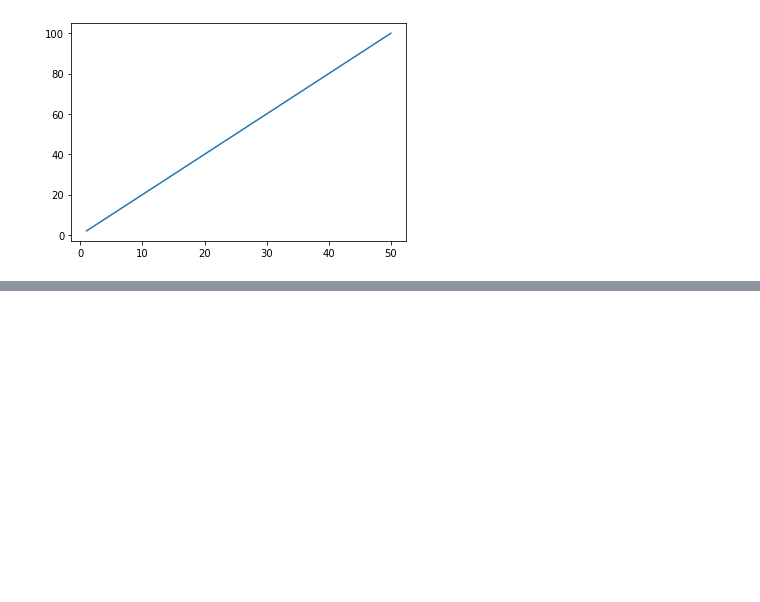
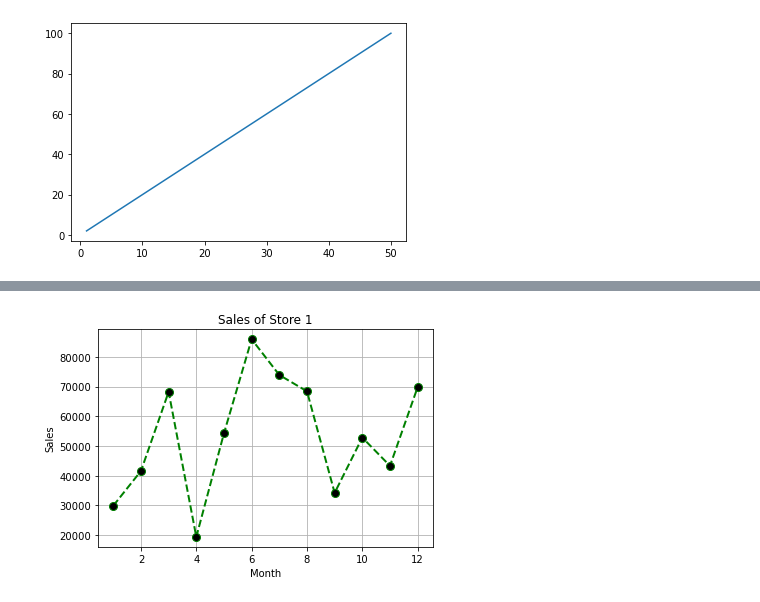
Before and after one commit to uyi1001/PythonRep, a Jupyter notebook: Note 8 Lines.ipynb, the cells around one changed output, grey strips where cells are left out. Saved outputs shown, nothing was run; the diff lists cells and outputs as text; code cells hidden in the pictures; blank space fills up the shorter version.

```diff
--- a/Note 8 Lines.ipynb
+++ b/Note 8 Lines.ipynb
@@ -40,0 +64,14 @@ plt.show()
+# %%
+plt.plot(data['month'],data['sales'], color = 'green',
+         linewidth = 2,
+         linestyle = '--',
+         marker = 'o',
+         markersize = 8,
+         markerfacecolor = 'black')
+plt.title('Sales of Store 1')
+plt.xlabel('Month')
+plt.ylabel('Sales')
+plt.grid()
+plt.show()
+# %% [output]
+[figure, added]
```
Also changed, not shown: parts of 9 cells of this notebook.
